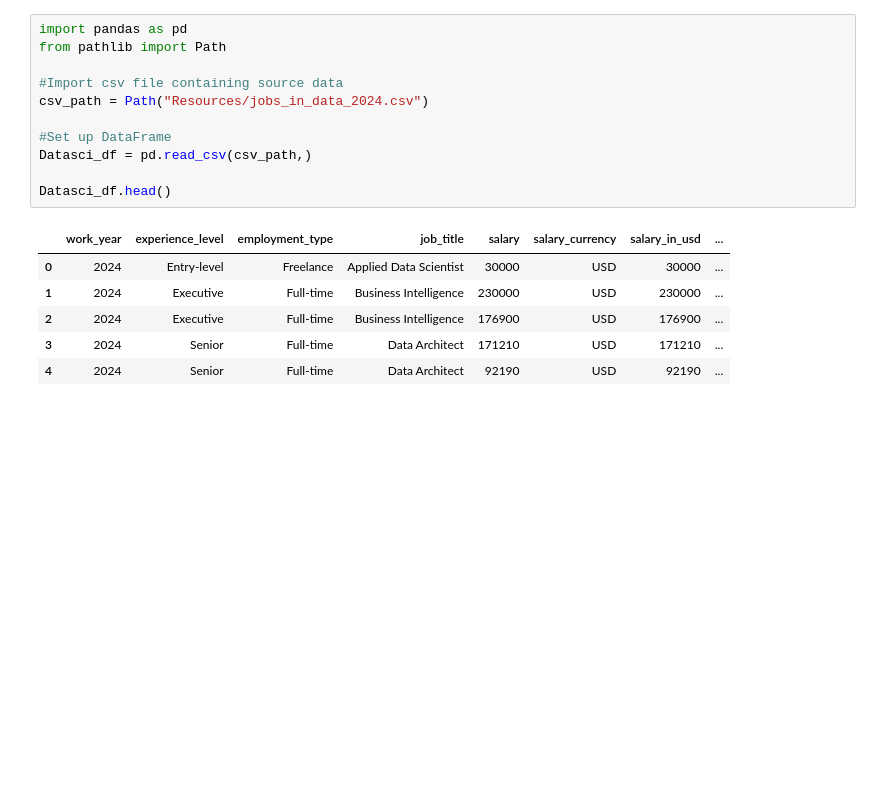
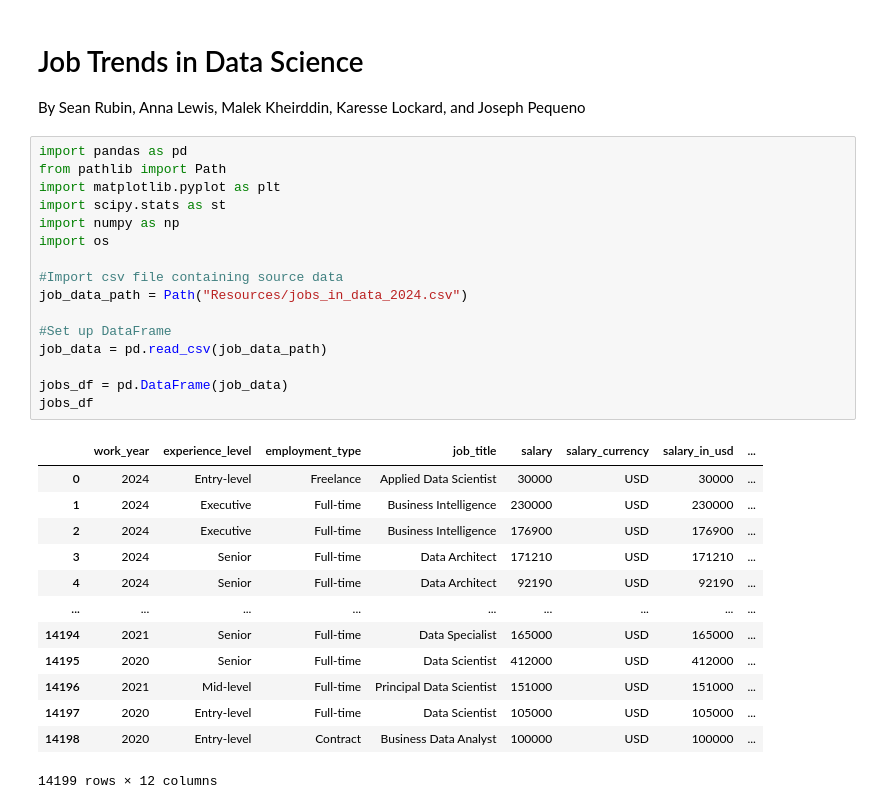
Before and after one commit to Karall0k/P1Group_3, a Jupyter notebook: Trends_in_DataSci_2024.ipynb, the cells around one changed output. Drawn from its saved outputs; the diff is of its cells as text; blank space fills up the shorter version.

```diff
--- a/Trends_in_DataSci_2024.ipynb
+++ b/Trends_in_DataSci_2024.ipynb
@@ -1,18 +1,33 @@
+# %% [markdown]
+# Job Trends in Data Science
+By Sean Rubin, Anna Lewis, Malek Kheirddin, Karesse Lockard, and Joseph Pequeno
 # %%
 import pandas as pd
 from pathlib import Path
+import matplotlib.pyplot as plt
+import scipy.stats as st
+import numpy as np
+import os
 
 #Import csv file containing source data
-csv_path = Path("Resources/jobs_in_data_2024.csv")
+job_data_path = Path("Resources/jobs_in_data_2024.csv")
 
 #Set up DataFrame
-Datasci_df = pd.read_csv(csv_path,)
+job_data = pd.read_csv(job_data_path)
 
-Datasci_df.head()
+jobs_df = pd.DataFrame(job_data)
+jobs_df
 # %% [output]
 |  | work_year | experience_level | employment_type | job_title | salary | salary_currency | salary_in_usd | ... |
 | 0 | 2024 | Entry-level | Freelance | Applied Data Scientist | 30000 | USD | 30000 | ... |
 | 1 | 2024 | Executive | Full-time | Business Intelligence | 230000 | USD | 230000 | ... |
 | 2 | 2024 | Executive | Full-time | Business Intelligence | 176900 | USD | 176900 | ... |
 | 3 | 2024 | Senior | Full-time | Data Architect | 171210 | USD | 171210 | ... |
 | 4 | 2024 | Senior | Full-time | Data Architect | 92190 | USD | 92190 | ... |
+| ... | ... | ... | ... | ... | ... | ... | ... | ... |
+| 14194 | 2021 | Senior | Full-time | Data Specialist | 165000 | USD | 165000 | ... |
+| 14195 | 2020 | Senior | Full-time | Data Scientist | 412000 | USD | 412000 | ... |
+| 14196 | 2021 | Mid-level | Full-time | Principal Data Scientist | 151000 | USD | 151000 | ... |
+| 14197 | 2020 | Entry-level | Full-time | Data Scientist | 105000 | USD | 105000 | ... |
+| 14198 | 2020 | Entry-level | Contract | Business Data Analyst | 100000 | USD | 100000 | ... |
+14199 rows × 12 columns
```
Also changed, not shown: parts of 33 cells of this notebook.
